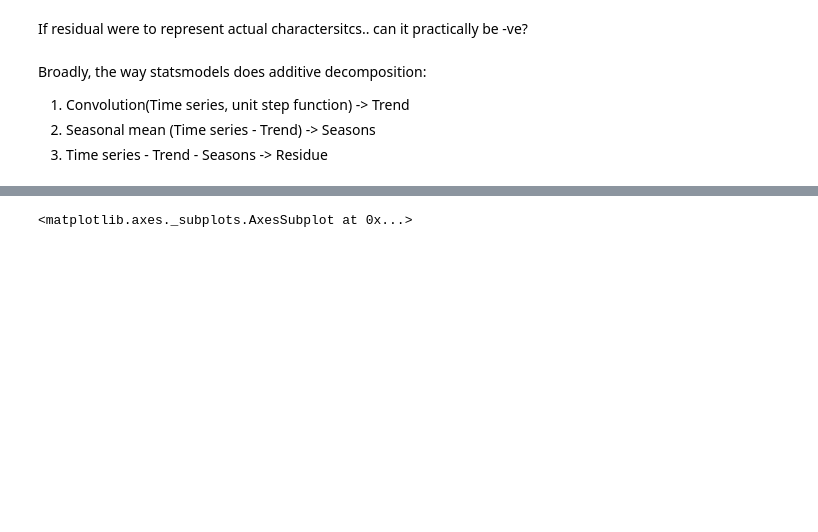
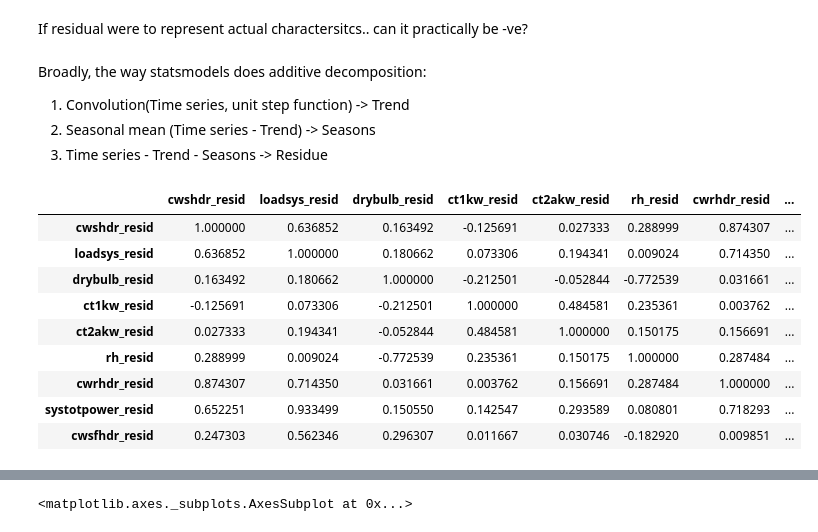
Before and after one commit to MiachelGu/chiller-plants, a Jupyter notebook: notebooks/5. Seasons and Trends.ipynb, the cells around one changed output, grey strips where cells are left out. Cells and saved outputs as stored; diff of their text form; code cells hidden in the pictures; blank space fills up the shorter version.

```diff
--- a/notebooks/5. Seasons and Trends.ipynb
+++ b/notebooks/5. Seasons and Trends.ipynb
@@ -82,6 +82,19 @@ Broadly, the way statsmodels does additive decomposition:
 3. Time series - Trend - Seasons -> Residue
 # %%
 df_decomposed.to_csv("../output/decomposed.csv")
+# %%
+sample.corr()
+# %% [output]
+|  | cwshdr_resid | loadsys_resid | drybulb_resid | ct1kw_resid | ct2akw_resid | rh_resid | cwrhdr_resid | ... |
+| cwshdr_resid | 1.000000 | 0.636852 | 0.163492 | -0.125691 | 0.027333 | 0.288999 | 0.874307 | ... |
+| loadsys_resid | 0.636852 | 1.000000 | 0.180662 | 0.073306 | 0.194341 | 0.009024 | 0.714350 | ... |
+| drybulb_resid | 0.163492 | 0.180662 | 1.000000 | -0.212501 | -0.052844 | -0.772539 | 0.031661 | ... |
+| ct1kw_resid | -0.125691 | 0.073306 | -0.212501 | 1.000000 | 0.484581 | 0.235361 | 0.003762 | ... |
+| ct2akw_resid | 0.027333 | 0.194341 | -0.052844 | 0.484581 | 1.000000 | 0.150175 | 0.156691 | ... |
+| rh_resid | 0.288999 | 0.009024 | -0.772539 | 0.235361 | 0.150175 | 1.000000 | 0.287484 | ... |
+| cwrhdr_resid | 0.874307 | 0.714350 | 0.031661 | 0.003762 | 0.156691 | 0.287484 | 1.000000 | ... |
+| systotpower_resid | 0.652251 | 0.933499 | 0.150550 | 0.142547 | 0.293589 | 0.080801 | 0.718293 | ... |
+| cwsfhdr_resid | 0.247303 | 0.562346 | 0.296307 | 0.011667 | 0.030746 | -0.182920 | 0.009851 | ... |
 # %%
 # Let's look at relationships -- a bird eye's view
 plot_cols = ["cwshdr", "loadsys", "drybulb", "ct1kw", "ct2akw", "rh", "cwrhdr", "systotpower", "cwsfhdr"]
```
Also changed, not shown: parts of 3 cells of this notebook, 16 other files.
